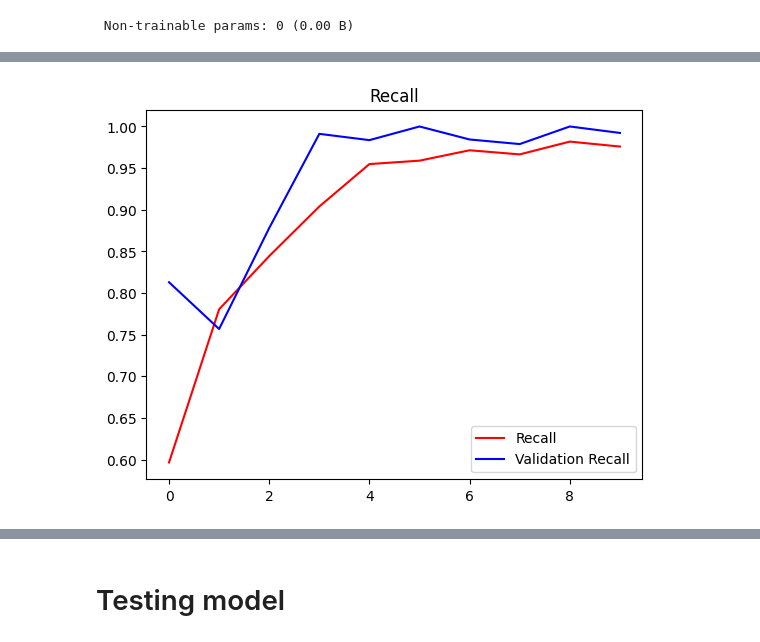
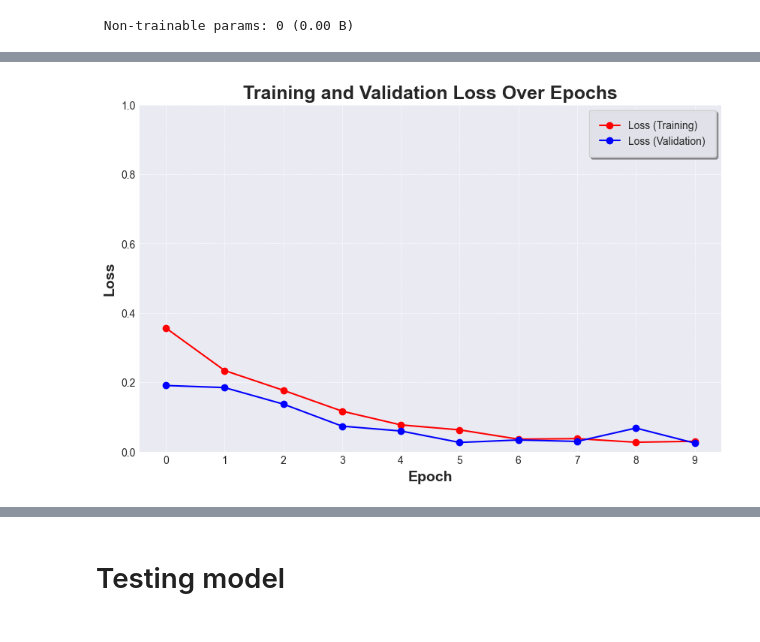
Before and after one commit to makspiotrowski02/sparrowdetect, a Jupyter notebook: main.ipynb, the cells around one changed output, grey strips where cells are left out. Saved outputs shown, nothing was run; the diff lists cells and outputs as text; code cells hidden in the pictures.

```diff
--- a/main.ipynb
+++ b/main.ipynb
@@ -290,9 +255,22 @@ plt.show()
-# %%
-# Plotting recall
-plt.title('Recall')
-plt.plot(hist.history['recall'], 'r', label = 'Recall')
-plt.plot(hist.history['val_recall'], 'b', label = 'Validation Recall')
-plt.legend()
-plt.show()
-# %% [output]
-[figure, removed]
+# %%
+plt.style.use('seaborn-v0_8-darkgrid')
+fig, ax = plt.subplots(figsize=(10, 6))
+
+ax.plot(hist.history['loss'], color='red', marker='o', label='Loss (Training)')
+ax.plot(hist.history['val_loss'], color='blue', marker='o', label='Loss (Validation)')
+
+ax.set_title('Training and Validation Loss Over Epochs', fontsize=18, fontweight='bold')
+ax.set_xlabel('Epoch', fontsize=14, fontweight='bold')
+ax.set_ylabel('Loss', fontsize=14, fontweight='bold')
+
+ax.set_ylim([0, 1])
+
+ax.set_xticks(np.arange(start=0, stop=len(hist.history['loss']), step=1))
+
+ax.grid(True, which='both', linestyle='--', linewidth=0.5)
+
+legend = ax.legend(frameon=True, framealpha=0.9, shadow=True, borderpad=1)
+
+plt.show()
+# %% [output]
+[figure, added]
```
Also changed, not shown: parts of 8 cells of this notebook, 8 other files.
